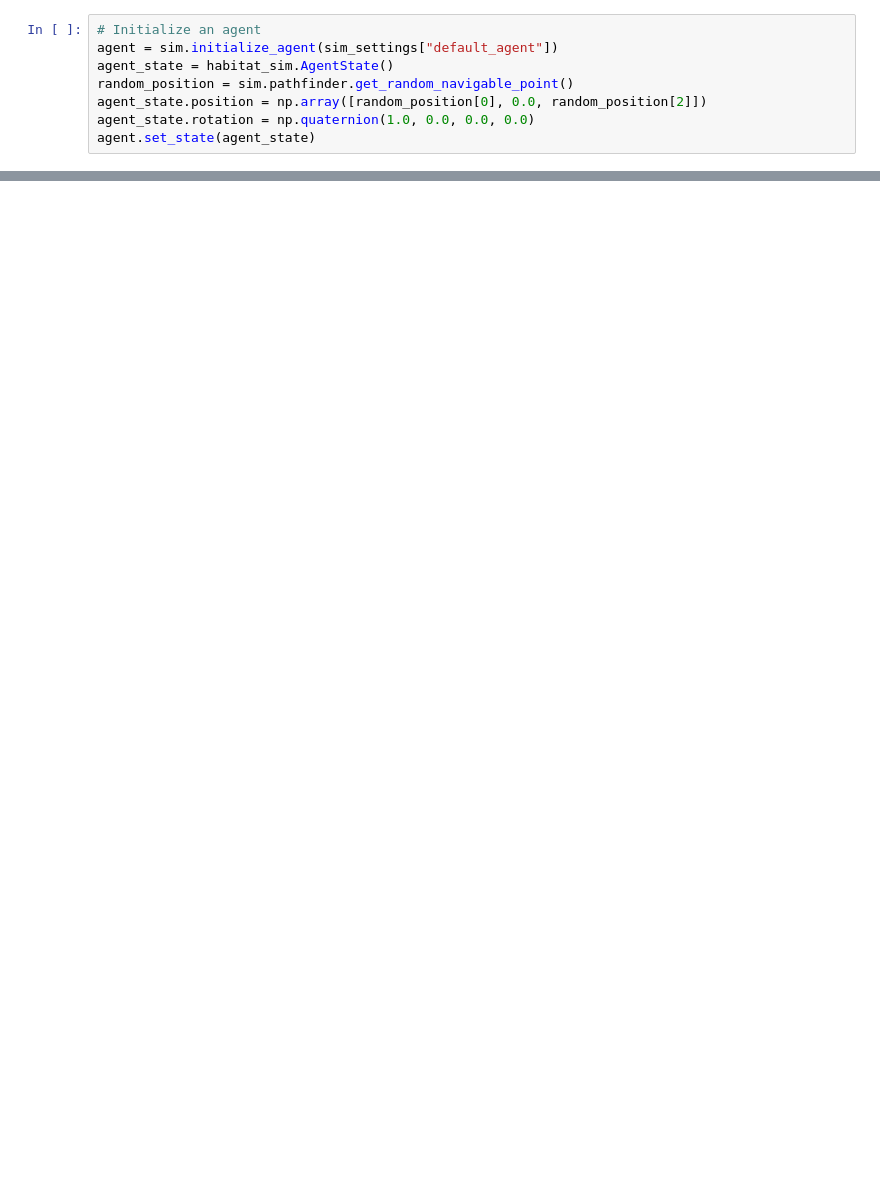
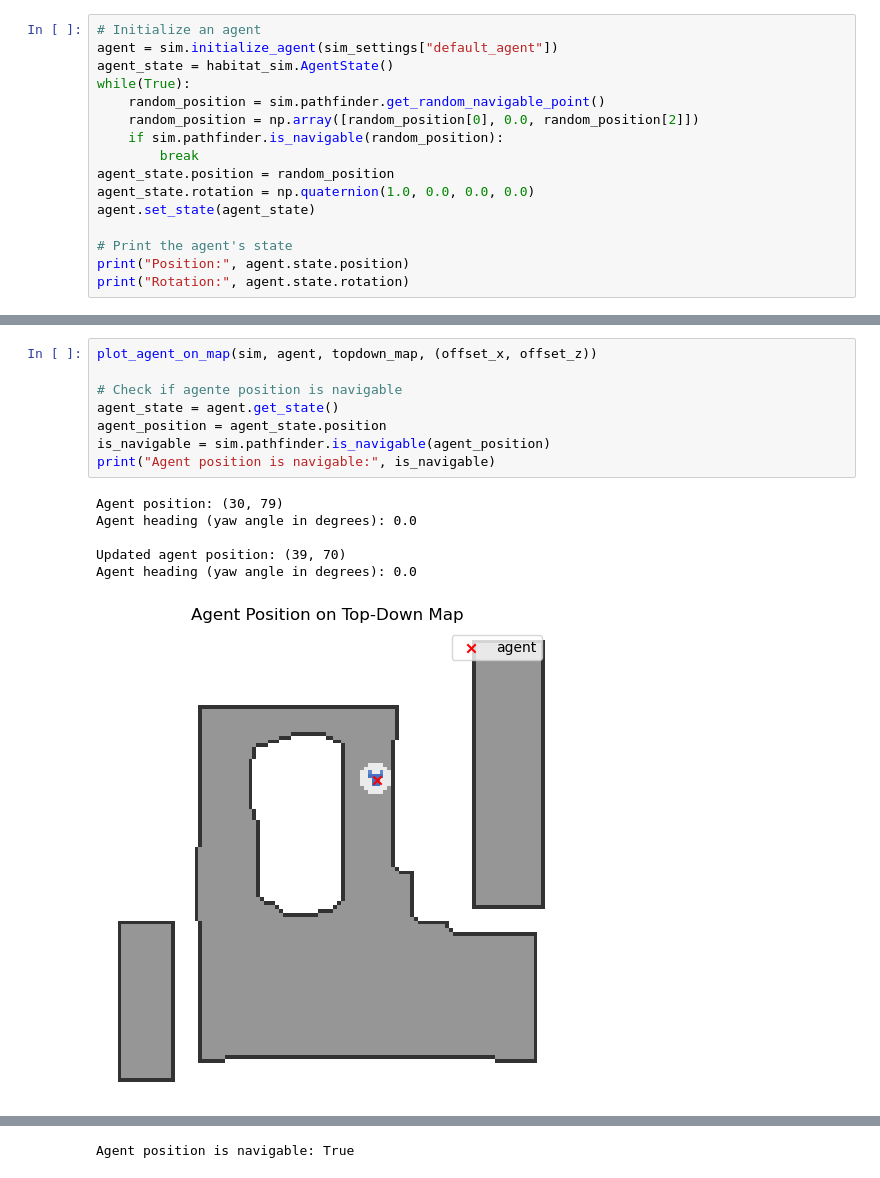
Before and after one commit to joaocb2002/ObjectNav-Msc, a Jupyter notebook: main.ipynb, the cells around one changed output, grey strips where cells are left out. Cells and saved outputs as stored; diff of their text form; blank space fills up the shorter version.

```diff
--- a/main.ipynb
+++ b/main.ipynb
@@ -161,7 +257,15 @@ Bounds = (Vector(-0.232217, -0.121493, -4.38955), Vector(3.7819, 2.55251, 0.4147
 # Initialize an agent
 agent = sim.initialize_agent(sim_settings["default_agent"])
 agent_state = habitat_sim.AgentState()
-random_position = sim.pathfinder.get_random_navigable_point()
-agent_state.position = np.array([random_position[0], 0.0, random_position[2]])
+while(True):
+    random_position = sim.pathfinder.get_random_navigable_point()
+    random_position = np.array([random_position[0], 0.0, random_position[2]])
+    if sim.pathfinder.is_navigable(random_position):
+        break
+agent_state.position = random_position
 agent_state.rotation = np.quaternion(1.0, 0.0, 0.0, 0.0)
 agent.set_state(agent_state)
+
+# Print the agent's state
+print("Position:", agent.state.position)
+print("Rotation:", agent.state.rotation)
@@ -167,0 +322,15 @@ agent.set_state(agent_state)
+# %%
+plot_agent_on_map(sim, agent, topdown_map, (offset_x, offset_z))
+
+# Check if agente position is navigable
+agent_state = agent.get_state()
+agent_position = agent_state.position
+is_navigable = sim.pathfinder.is_navigable(agent_position)
+print("Agent position is navigable:", is_navigable)
+# %% [output]
+Agent position: (30, 79)
+Agent heading (yaw angle in degrees): 0.0
+
+Updated agent position: (39, 70)
+Agent heading (yaw angle in degrees): 0.0
+[figure, added]
@@ -168 +338,2 @@ agent.set_state(agent_state)
+Agent position is navigable: True
 # %%
```
Also changed, not shown: parts of 17 cells of this notebook.
